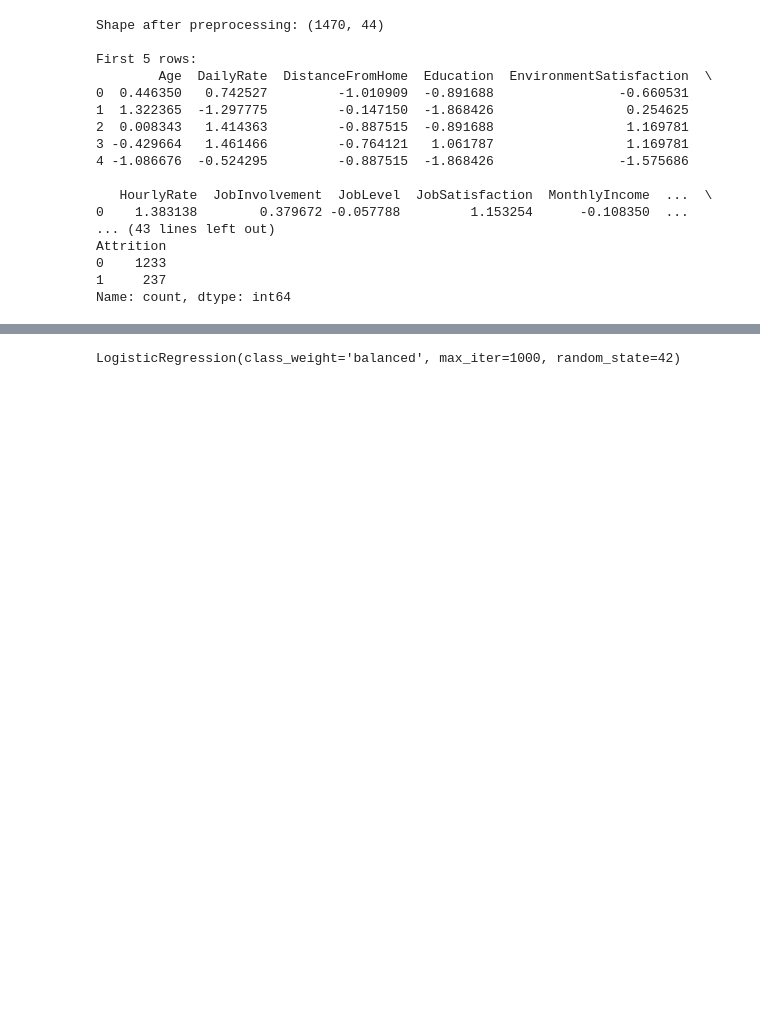
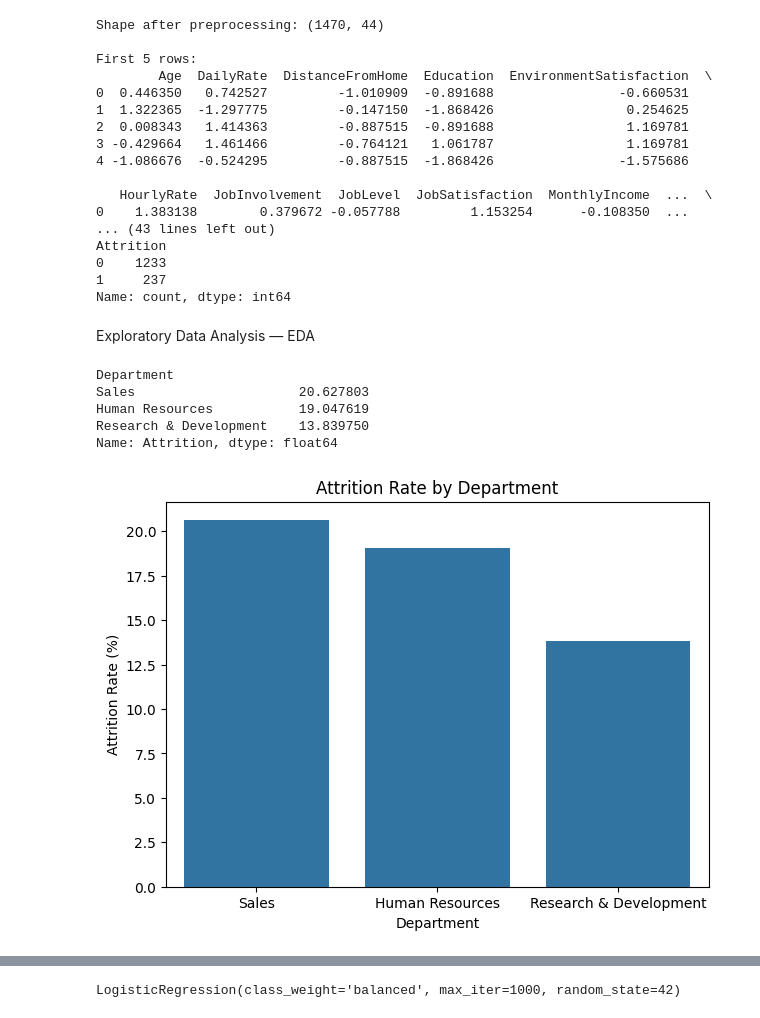
Before and after one commit to Vasumitt123/EmployeeAttrition_-Vasu-Mittal-, a Jupyter notebook: Analysis.ipynb, the cells around one changed output, grey strips where cells are left out. Drawn from its saved outputs; the diff is of its cells as text; code cells hidden in the pictures; blank space fills up the shorter version.

Commit message:
Update analysis outputs and report

```diff
--- a/Analysis.ipynb
+++ b/Analysis.ipynb
@@ -169,3 +173,34 @@ Attrition
 0    1233
 1     237
 Name: count, dtype: int64
+# %% [markdown]
+Exploratory Data Analysis — EDA
+# %%
+department_attrition = (
+    df.groupby("Department")["Attrition"]
+      .mean() * 100
+)
+
+department_attrition = department_attrition.sort_values(ascending=False)
+
+print(department_attrition)
+
+plt.figure(figsize=(7,5))
+
+sns.barplot(
+    x=department_attrition.index,
+    y=department_attrition.values
+)
+
+plt.title("Attrition Rate by Department")
+plt.xlabel("Department")
+plt.ylabel("Attrition Rate (%)")
+
+plt.show()
+# %% [output]
+Department
+Sales                     20.627803
+Human Resources           19.047619
+Research & Development    13.839750
+Name: Attrition, dtype: float64
+[figure, added]
```
Also changed, not shown: parts of 14 cells of this notebook, 6 other files.
